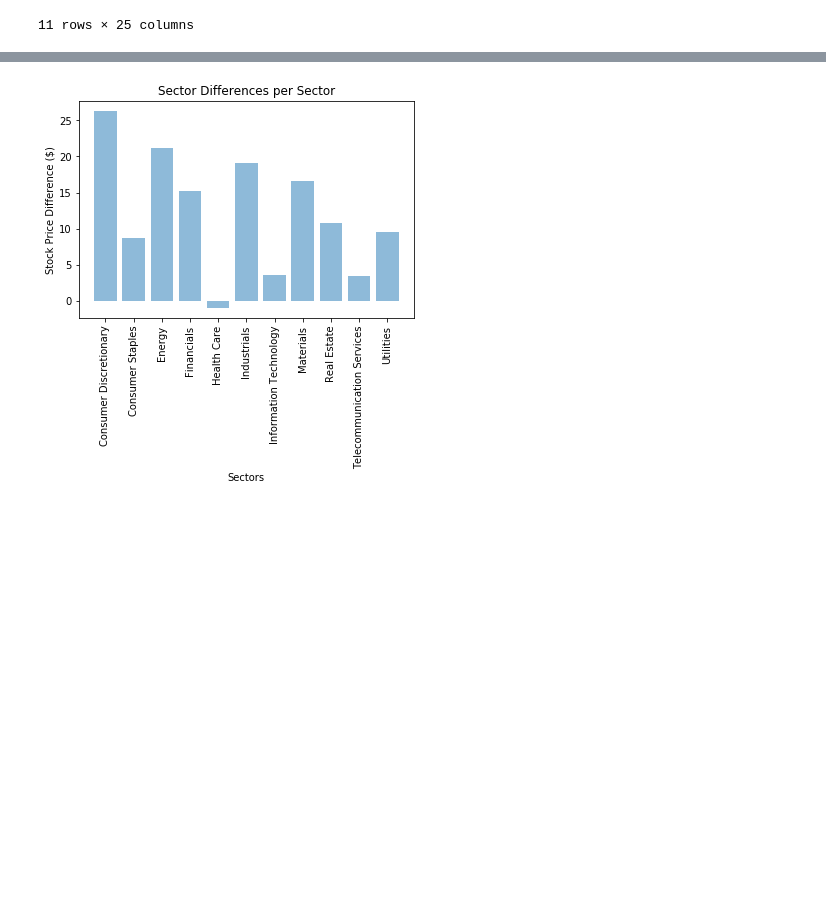
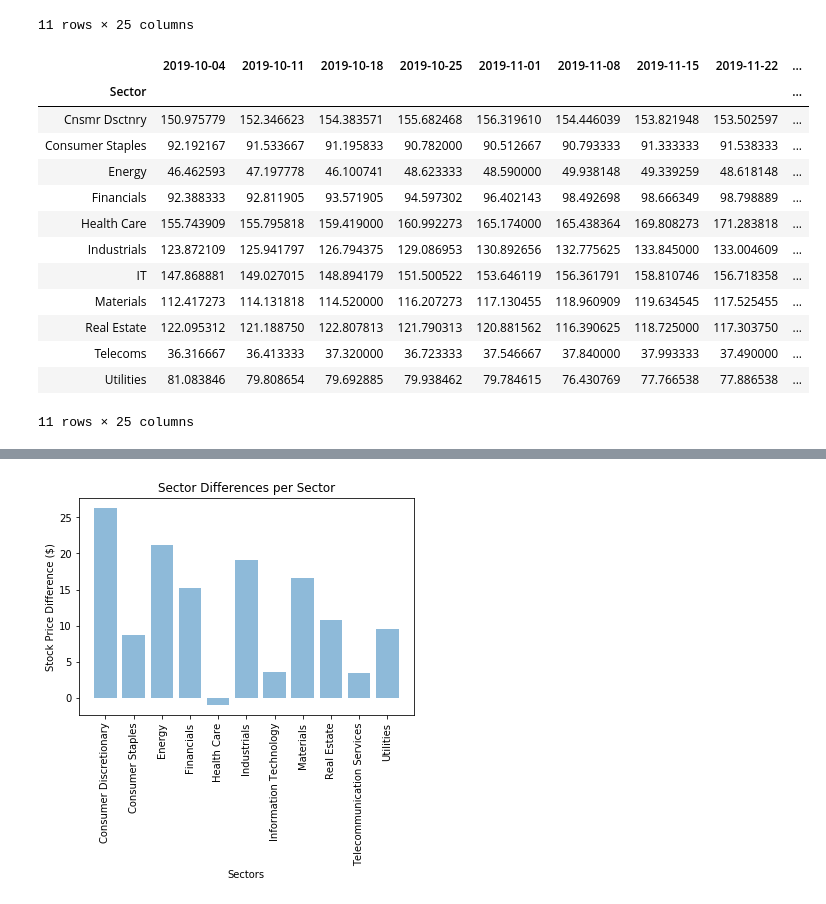
Before and after one commit to bhhnguyen/DataViz-Proj1, a Jupyter notebook: Wendy_ProjectDraft.ipynb, the cells around one changed output, grey strips where cells are left out. Cells and saved outputs as stored; diff of their text form; code cells hidden in the pictures; blank space fills up the shorter version.

```diff
--- a/Wendy_ProjectDraft.ipynb
+++ b/Wendy_ProjectDraft.ipynb
@@ -187,3 +193,24 @@ sector_df
 | Telecommunication Services | 36.316667 | 36.413333 | 37.320000 | 36.723333 | 37.546667 | 37.840000 | 37.993333 | 37.490000 | ... |
 | Utilities | 81.083846 | 79.808654 | 79.692885 | 79.938462 | 79.784615 | 76.430769 | 77.766538 | 77.886538 | ... |
 11 rows × 25 columns
+# %%
+renamed_df = sector_df.copy()
+renamed_df.rename(index = {'Consumer Discretionary':'Cnsmr Dsctnry',
+                           "Information Technology":"IT",
+                           "Telecommunication Services":"Telecoms"}, inplace = True)
+renamed_df
+# %% [output]
+|  | 2019-10-04 | 2019-10-11 | 2019-10-18 | 2019-10-25 | 2019-11-01 | 2019-11-08 | 2019-11-15 | 2019-11-22 | ... |
+| Sector |  |  |  |  |  |  |  |  | ... |
+| Cnsmr Dsctnry | 150.975779 | 152.346623 | 154.383571 | 155.682468 | 156.319610 | 154.446039 | 153.821948 | 153.502597 | ... |
+| Consumer Staples | 92.192167 | 91.533667 | 91.195833 | 90.782000 | 90.512667 | 90.793333 | 91.333333 | 91.538333 | ... |
+| Energy | 46.462593 | 47.197778 | 46.100741 | 48.623333 | 48.590000 | 49.938148 | 49.339259 | 48.618148 | ... |
+| Financials | 92.388333 | 92.811905 | 93.571905 | 94.597302 | 96.402143 | 98.492698 | 98.666349 | 98.798889 | ... |
+| Health Care | 155.743909 | 155.795818 | 159.419000 | 160.992273 | 165.174000 | 165.438364 | 169.808273 | 171.283818 | ... |
+| Industrials | 123.872109 | 125.941797 | 126.794375 | 129.086953 | 130.892656 | 132.775625 | 133.845000 | 133.004609 | ... |
+| IT | 147.868881 | 149.027015 | 148.894179 | 151.500522 | 153.646119 | 156.361791 | 158.810746 | 156.718358 | ... |
+| Materials | 112.417273 | 114.131818 | 114.520000 | 116.207273 | 117.130455 | 118.960909 | 119.634545 | 117.525455 | ... |
+| Real Estate | 122.095312 | 121.188750 | 122.807813 | 121.790313 | 120.881562 | 116.390625 | 118.725000 | 117.303750 | ... |
+| Telecoms | 36.316667 | 36.413333 | 37.320000 | 36.723333 | 37.546667 | 37.840000 | 37.993333 | 37.490000 | ... |
+| Utilities | 81.083846 | 79.808654 | 79.692885 | 79.938462 | 79.784615 | 76.430769 | 77.766538 | 77.886538 | ... |
+11 rows × 25 columns
```
Also changed, not shown: parts of 20 cells of this notebook, 3 other files.
